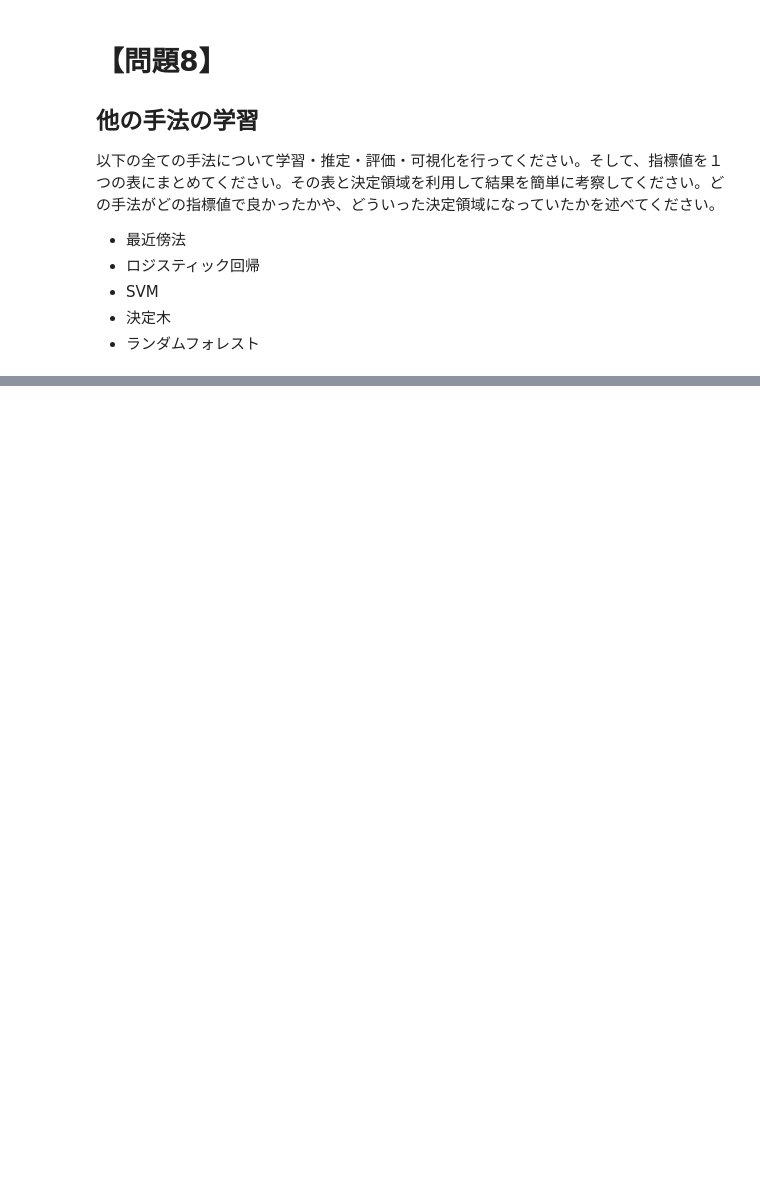
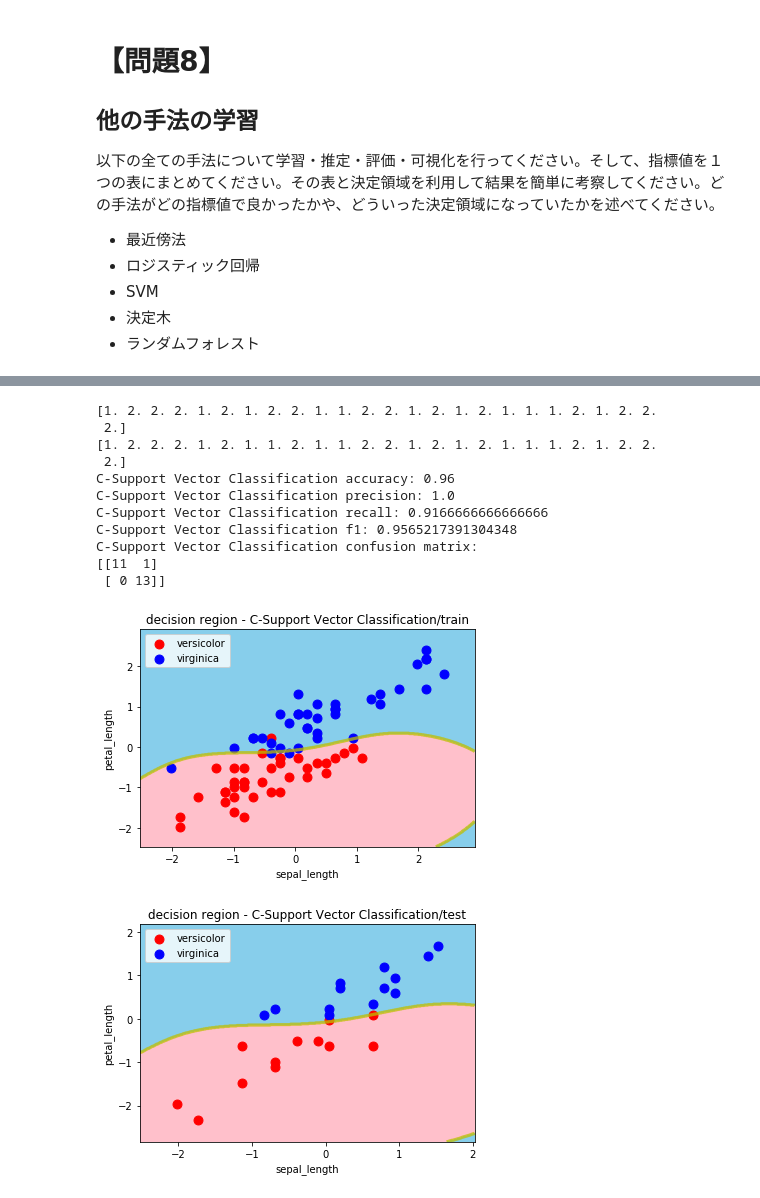
Before and after one commit to taiki-nakaso/diveintocode-ml, a Jupyter notebook: src/week4/prep/task1.ipynb, the cells around one changed output, grey strips where cells are left out. Saved outputs shown, nothing was run; the diff lists cells and outputs as text; code cells hidden in the pictures; blank space fills up the shorter version.

```diff
--- a/src/week4/prep/task1.ipynb
+++ b/src/week4/prep/task1.ipynb
@@ -475,0 +506,38 @@ NearestNeighborsClassifier confusion matrix:
+# %%
+# SVM
+from sklearn.svm import SVC
+clf_svm = SVC()
+clf_svm.fit(X_train_std, y_train)
+
+y_pred_svm = clf_svm.predict(X_test_std)
+
+print(y_pred_svm)
+print(y_test)
+
+# 4指標+混同行列
+print("C-Support Vector Classification accuracy: {}".format(accuracy_score(y_test, y_pred_svm)))
+print("C-Support Vector Classification precision: {}".format(precision_score(y_test, y_pred_svm)))
+print("C-Support Vector Classification recall: {}".format(recall_score(y_test, y_pred_svm)))
+print("C-Support Vector Classification f1: {}".format(f1_score(y_test, y_pred_svm)))
+print("C-Support Vector Classification confusion matrix:\n{}".format(confusion_matrix(y_test, y_pred_svm)))
+
+# グラフによる可視化
+%matplotlib inline
+decision_region(X_train_std, y_train, clf_svm, title='decision region - C-Support Vector Classification/train',
+    xlabel='sepal_length', ylabel='petal_length')
+decision_region(X_test_std, y_test, clf_svm, title='decision region - C-Support Vector Classification/test',
+    xlabel='sepal_length', ylabel='petal_length')
+# %% [output]
+[1. 2. 2. 2. 1. 2. 1. 2. 2. 1. 1. 2. 2. 1. 2. 1. 2. 1. 1. 1. 2. 1. 2. 2.
+ 2.]
+[1. 2. 2. 2. 1. 2. 1. 1. 2. 1. 1. 2. 2. 1. 2. 1. 2. 1. 1. 1. 2. 1. 2. 2.
+ 2.]
+C-Support Vector Classification accuracy: 0.96
+C-Support Vector Classification precision: 1.0
+C-Support Vector Classification recall: 0.9166666666666666
+C-Support Vector Classification f1: 0.9565217391304348
+C-Support Vector Classification confusion matrix:
+[[11  1]
+ [ 0 13]]
+[figure, added]
+[figure, added]
```
Also changed, not shown: parts of 21 cells of this notebook.
